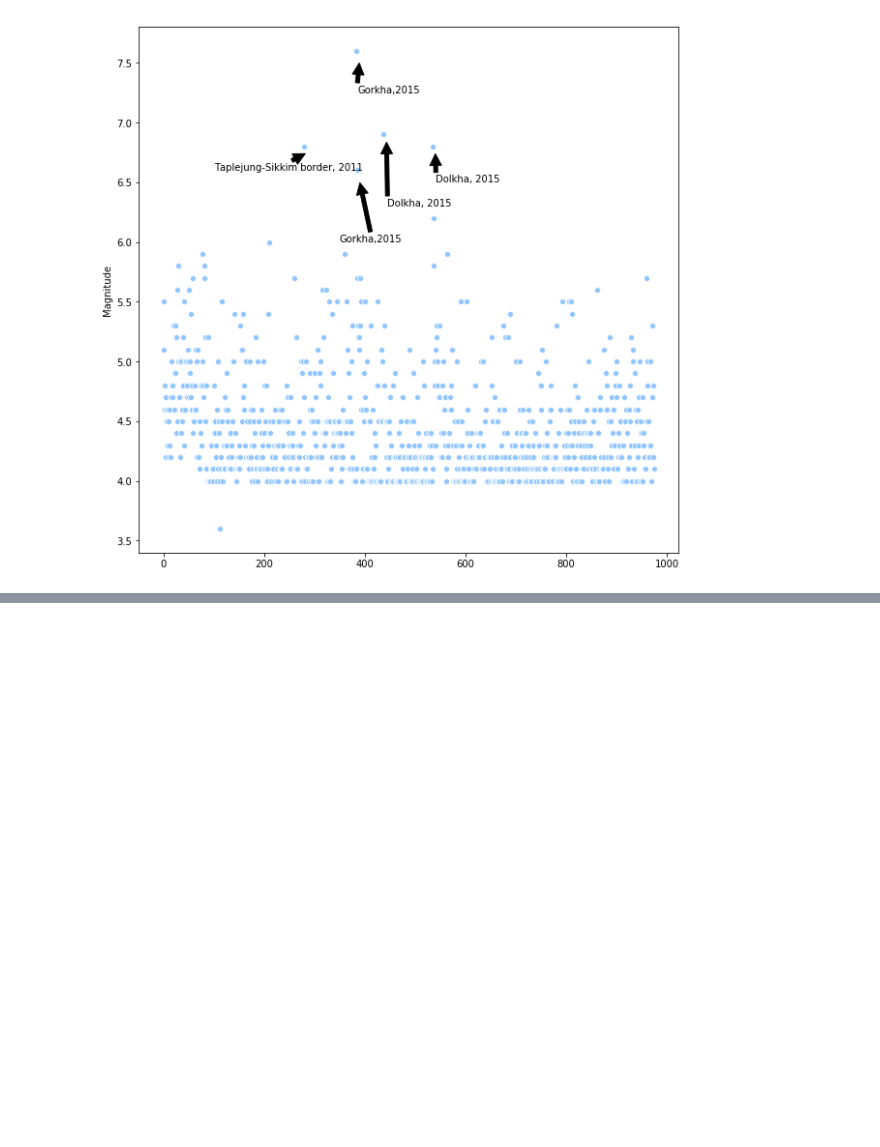
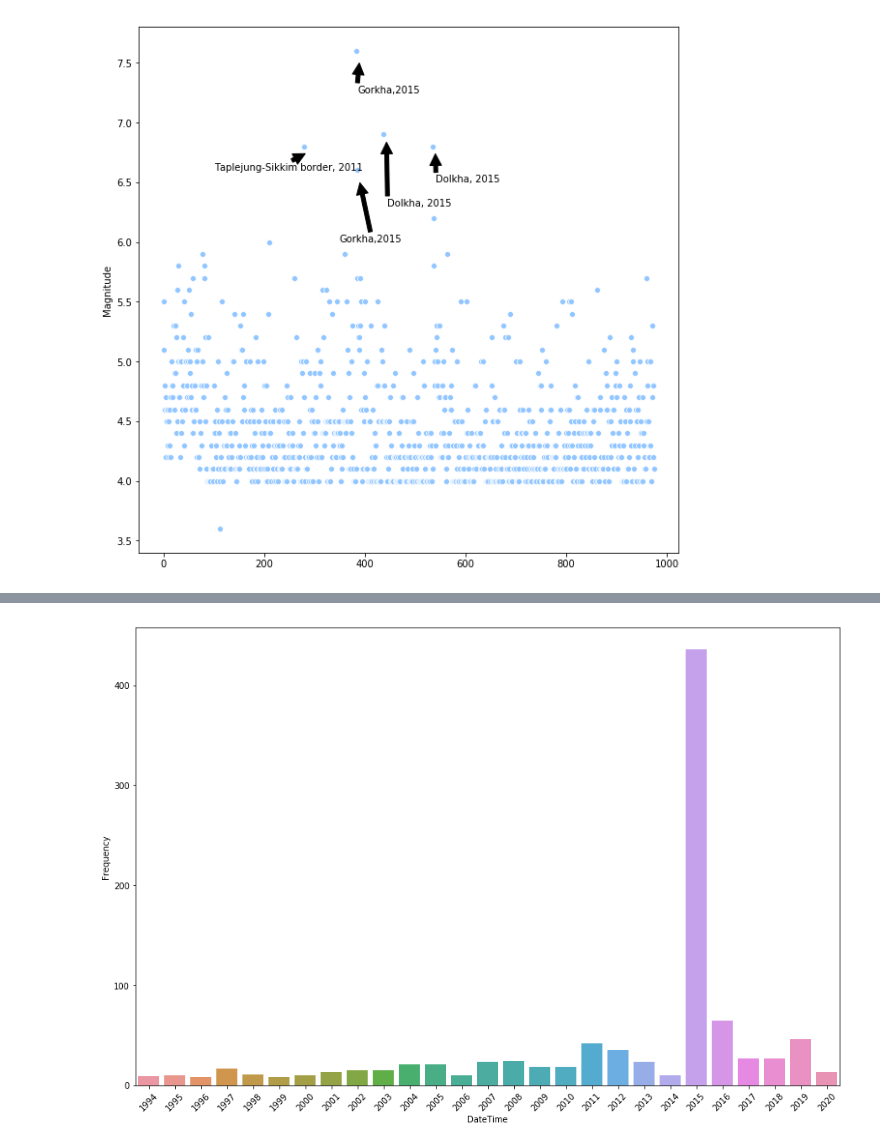
Before and after one commit to adisen99/ipython-basics, a Jupyter notebook: 05_Pandas.ipynb, the cells around one changed output, grey strips where cells are left out. Cells and saved outputs as stored; diff of their text form; code cells hidden in the pictures; blank space fills up the shorter version.

```diff
--- a/05_Pandas.ipynb
+++ b/05_Pandas.ipynb
@@ -266,16 +327,27 @@ df_size_class = pd.DataFrame(df.size_class.groupby(df.size_class).count())
 # %%
-scale = []
+mag_class = []
 for magnitude in df.Magnitude:
     if magnitude >= 3.0 and magnitude <=3.9:
-        scale.append("Limited Damage")
+        mag_class.append("3-3.9")
     elif magnitude >=4.0 and magnitude <=4.9:
-        scale.append("Minor Damage")
+        mag_class.append("4-4.9")
     elif magnitude >=5.0 and magnitude <=5.9:
-        scale.append("Slight Damage")
+        mag_class.append("5-5.9")
     elif magnitude >=6.0 and magnitude <=6.9:
-        scale.append("Severe Damage")
+        mag_class.append("6-6.9")
     elif magnitude >=7.0 and magnitude <=7.9:
-        scale.append("Serious Damage")
+        mag_class.append("7-7.9")
     else:
-        scale.append("Great Damage")
-df['scale'] = scale
+        mag_class.append("Above 8")
+df['mag_class'] = mag_class
+# %%
+df['DateTime'] = pd.to_datetime(df['DateTime'], errors='coerce')
+group_by_year = pd.DataFrame(df.Magnitude.groupby([df['DateTime'].dt.year]).count())
+group_by_year.columns = ['Frequency']
+# %%
+plt.figure(figsize=(15,10))
+by_year = sns.barplot(x=group_by_year.index, y=group_by_year.Frequency)
+by_year.set_xticklabels(by_year.get_xticklabels(),rotation=45)
+plt.savefig('yearly_eq.png')
+# %% [output]
+[figure, added]
```
Also changed, not shown: parts of 15 cells of this notebook, 11 other files.
